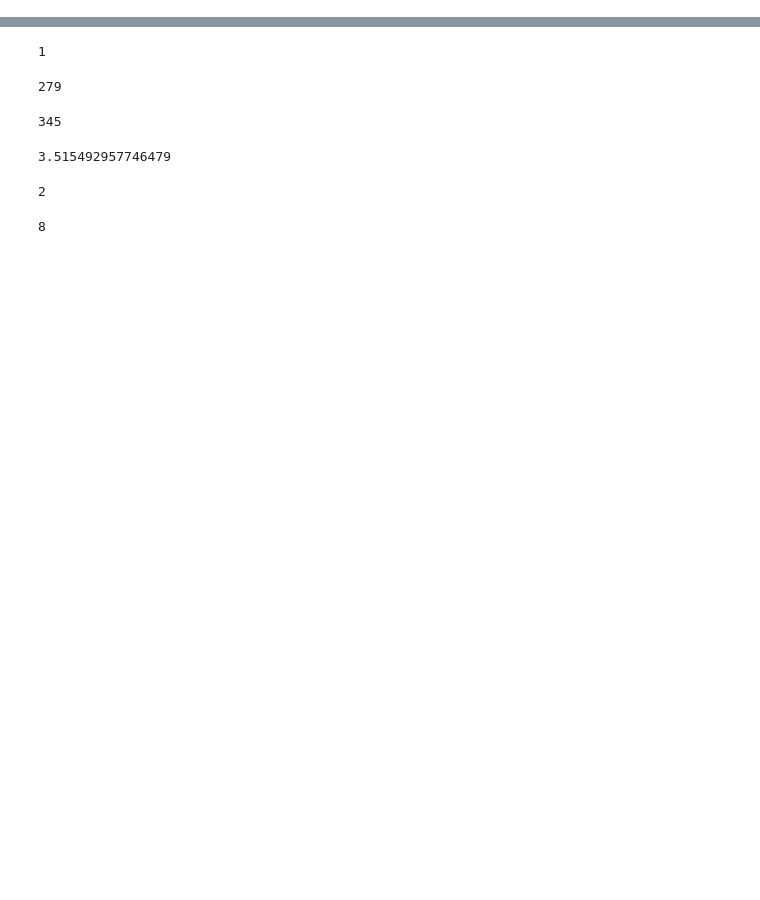
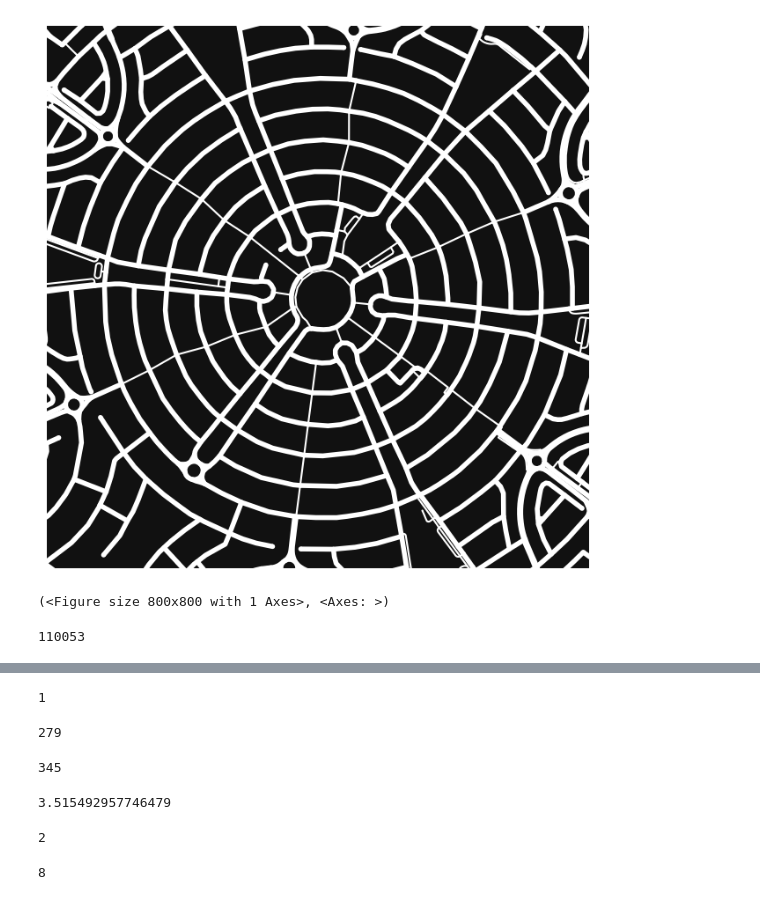
Before and after one commit to csebastiao/orderbike, a Jupyter notebook: notebooks/explore_paris_bikeplan.ipynb, the cells around one changed output, grey strips where cells are left out. Saved outputs shown, nothing was run; the diff lists cells and outputs as text; code cells hidden in the pictures; blank space fills up the shorter version.

```diff
--- a/notebooks/explore_paris_bikeplan.ipynb
+++ b/notebooks/explore_paris_bikeplan.ipynb
@@ -1,4 +1,11 @@
 # %%
 import osmnx as ox
 import networkx as nx
+# %%
+rc = ox.graph_from_point((24.4447, 54.7275))
+# %%
+ox.plot.plot_figure_ground(rc)
+# %% [output]
+[figure, added]
+(<Figure size 800x800 with 1 Axes>, <Axes: >)
 # %%
@@ -7,0 +22,4 @@ G = ox.load_graphml(
+# %%
+len(G_deg)
+# %% [output]
+110053
```
Also changed, not shown: parts of 23 cells of this notebook, 8 other files.
